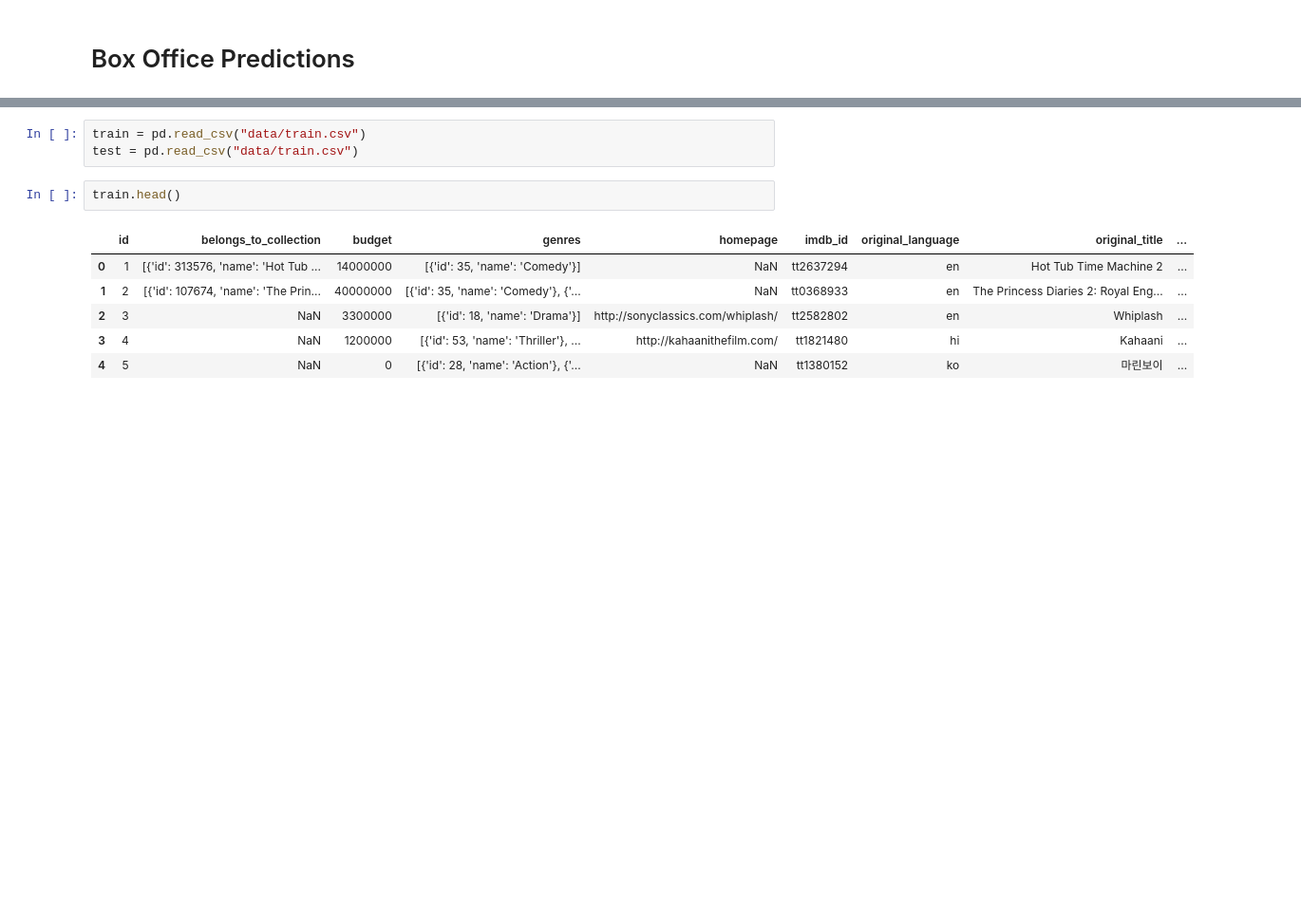
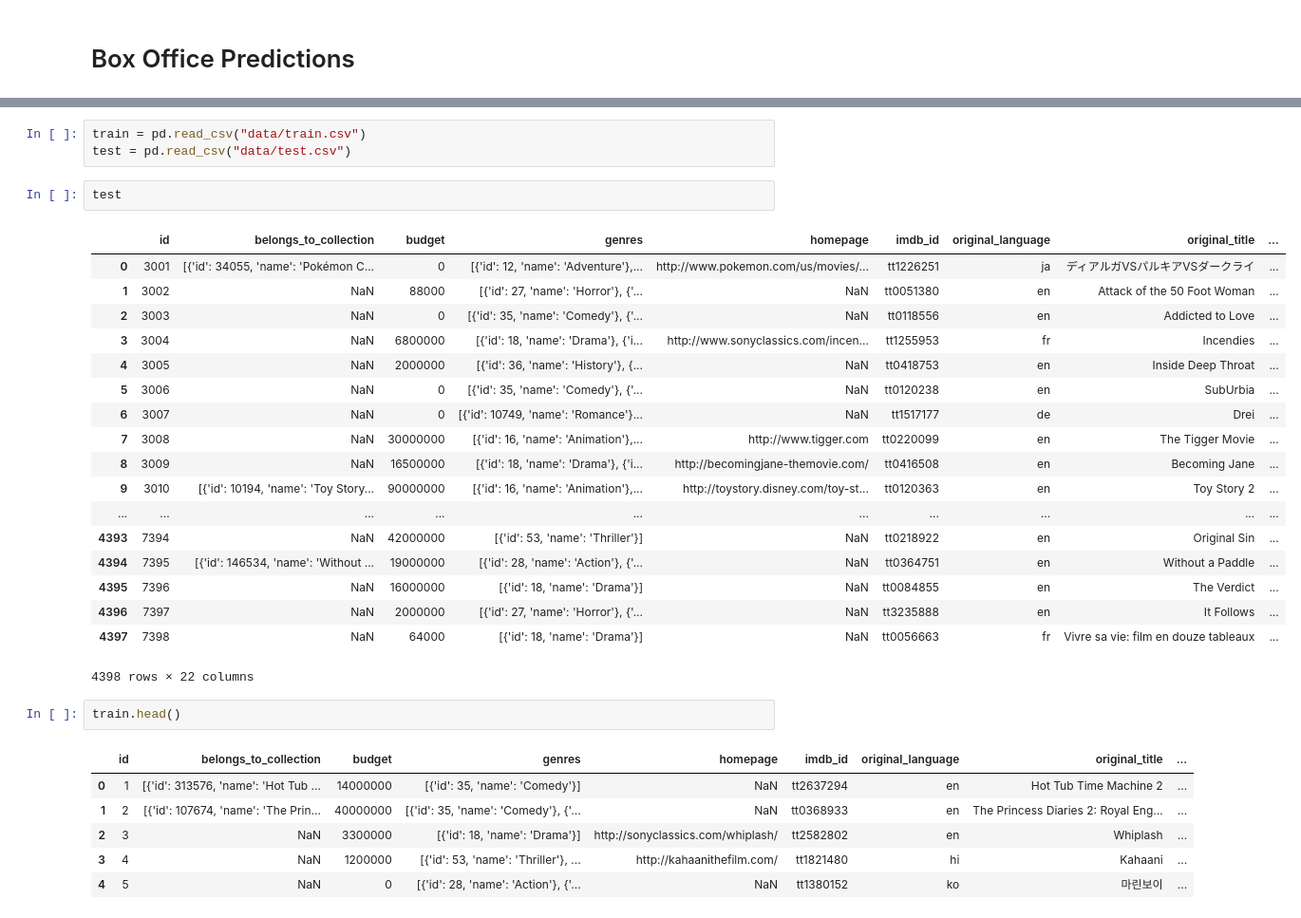
Before and after one commit to jhoffis/Oblig2, a Jupyter notebook: Jostein.ipynb, the cells around one changed output, grey strips where cells are left out. Shown: that part at 95% size. Drawn from its saved outputs; the diff is of its cells as text; blank space fills up the shorter version.

```diff
--- a/Jostein.ipynb
+++ b/Jostein.ipynb
@@ -12,6 +30,27 @@ from pandas.plotting import scatter_matrix
 # %%
 train = pd.read_csv("data/train.csv")
-test = pd.read_csv("data/train.csv")
+test = pd.read_csv("data/test.csv")
+# %%
+test
+# %% [output]
+|  | id | belongs_to_collection | budget | genres | homepage | imdb_id | original_language | original_title | ... |
+| 0 | 3001 | [{'id': 34055, 'name': 'Pokémon C... | 0 | [{'id': 12, 'name': 'Adventure'},... | http://www.pokemon.com/us/movies/... | tt1226251 | ja | ディアルガVSパルキアVSダークライ | ... |
+| 1 | 3002 | NaN | 88000 | [{'id': 27, 'name': 'Horror'}, {'... | NaN | tt0051380 | en | Attack of the 50 Foot Woman | ... |
+| 2 | 3003 | NaN | 0 | [{'id': 35, 'name': 'Comedy'}, {'... | NaN | tt0118556 | en | Addicted to Love | ... |
+| 3 | 3004 | NaN | 6800000 | [{'id': 18, 'name': 'Drama'}, {'i... | http://www.sonyclassics.com/incen... | tt1255953 | fr | Incendies | ... |
+| 4 | 3005 | NaN | 2000000 | [{'id': 36, 'name': 'History'}, {... | NaN | tt0418753 | en | Inside Deep Throat | ... |
+| 5 | 3006 | NaN | 0 | [{'id': 35, 'name': 'Comedy'}, {'... | NaN | tt0120238 | en | SubUrbia | ... |
+| 6 | 3007 | NaN | 0 | [{'id': 10749, 'name': 'Romance'}... | NaN | tt1517177 | de | Drei | ... |
+| 7 | 3008 | NaN | 30000000 | [{'id': 16, 'name': 'Animation'},... | http://www.tigger.com | tt0220099 | en | The Tigger Movie | ... |
+| 8 | 3009 | NaN | 16500000 | [{'id': 18, 'name': 'Drama'}, {'i... | http://becomingjane-themovie.com/ | tt0416508 | en | Becoming Jane | ... |
+| 9 | 3010 | [{'id': 10194, 'name': 'Toy Story... | 90000000 | [{'id': 16, 'name': 'Animation'},... | http://toystory.disney.com/toy-st... | tt0120363 | en | Toy Story 2 | ... |
+| ... | ... | ... | ... | ... | ... | ... | ... | ... | ... |
+| 4393 | 7394 | NaN | 42000000 | [{'id': 53, 'name': 'Thriller'}] | NaN | tt0218922 | en | Original Sin | ... |
+| 4394 | 7395 | [{'id': 146534, 'name': 'Without ... | 19000000 | [{'id': 28, 'name': 'Action'}, {'... | NaN | tt0364751 | en | Without a Paddle | ... |
+| 4395 | 7396 | NaN | 16000000 | [{'id': 18, 'name': 'Drama'}] | NaN | tt0084855 | en | The Verdict | ... |
+| 4396 | 7397 | NaN | 2000000 | [{'id': 27, 'name': 'Horror'}, {'... | NaN | tt3235888 | en | It Follows | ... |
+| 4397 | 7398 | NaN | 64000 | [{'id': 18, 'name': 'Drama'}] | NaN | tt0056663 | fr | Vivre sa vie: film en douze tableaux | ... |
+4398 rows × 22 columns
 # %%
 train.head()
 # %% [output]
```
Also changed, not shown: parts of 59 cells of this notebook.
